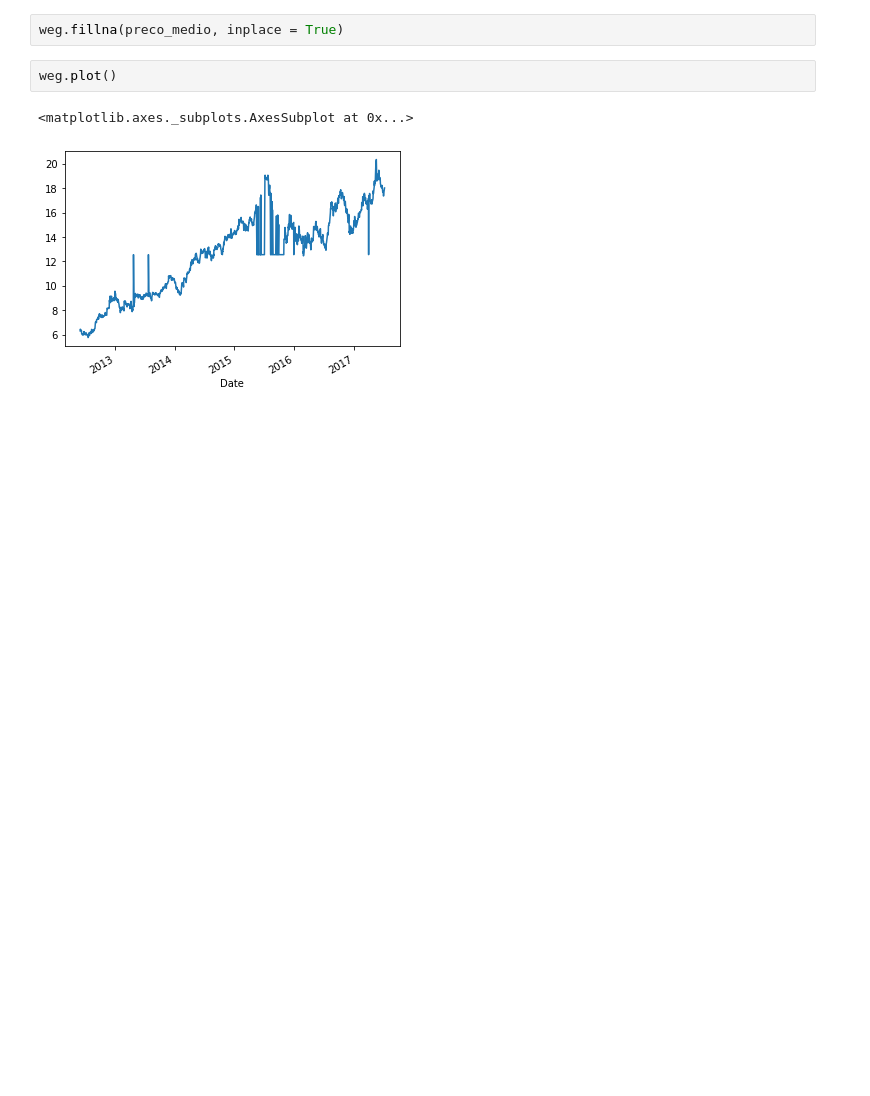
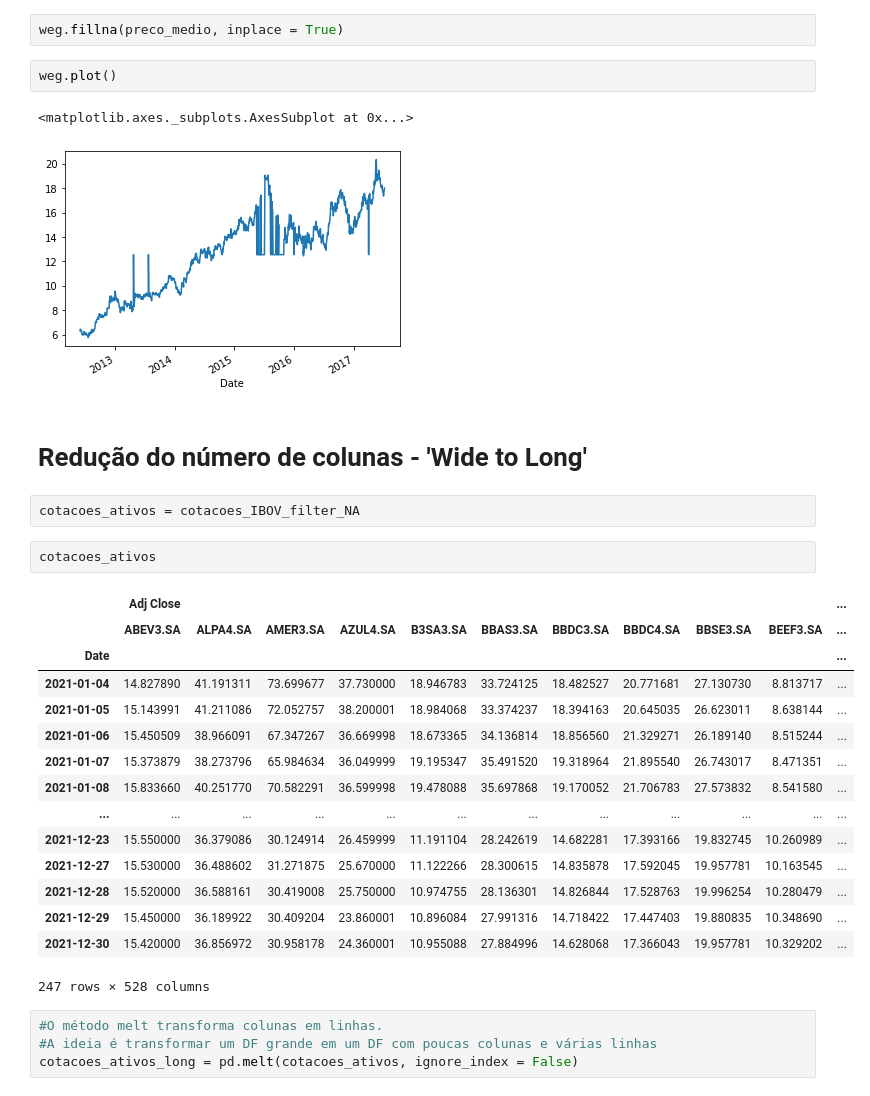
Before and after one commit to andrejuniorba/Python-CienciaDeDados, a Jupyter notebook: Manipulação_de_Dados.ipynb, the cells around one changed output. Drawn from its saved outputs; the diff is of its cells as text; blank space fills up the shorter version.

```diff
--- a/Manipulação_de_Dados.ipynb
+++ b/Manipulação_de_Dados.ipynb
@@ -700,3 +700,29 @@ weg.plot()
 # %% [output]
 <matplotlib.axes._subplots.AxesSubplot at 0x...>
 [figure]
+# %% [markdown]
+# Redução do número de colunas - 'Wide to Long'
+# %%
+cotacoes_ativos = cotacoes_IBOV_filter_NA
+# %%
+cotacoes_ativos
+# %% [output]
+|  | Adj Close |  |  |  |  |  |  |  |  |  | ... |
+|  | ABEV3.SA | ALPA4.SA | AMER3.SA | AZUL4.SA | B3SA3.SA | BBAS3.SA | BBDC3.SA | BBDC4.SA | BBSE3.SA | BEEF3.SA | ... |
+| Date |  |  |  |  |  |  |  |  |  |  | ... |
+| 2021-01-04 | 14.827890 | 41.191311 | 73.699677 | 37.730000 | 18.946783 | 33.724125 | 18.482527 | 20.771681 | 27.130730 | 8.813717 | ... |
+| 2021-01-05 | 15.143991 | 41.211086 | 72.052757 | 38.200001 | 18.984068 | 33.374237 | 18.394163 | 20.645035 | 26.623011 | 8.638144 | ... |
+| 2021-01-06 | 15.450509 | 38.966091 | 67.347267 | 36.669998 | 18.673365 | 34.136814 | 18.856560 | 21.329271 | 26.189140 | 8.515244 | ... |
+| 2021-01-07 | 15.373879 | 38.273796 | 65.984634 | 36.049999 | 19.195347 | 35.491520 | 19.318964 | 21.895540 | 26.743017 | 8.471351 | ... |
+| 2021-01-08 | 15.833660 | 40.251770 | 70.582291 | 36.599998 | 19.478088 | 35.697868 | 19.170052 | 21.706783 | 27.573832 | 8.541580 | ... |
+| ... | ... | ... | ... | ... | ... | ... | ... | ... | ... | ... | ... |
+| 2021-12-23 | 15.550000 | 36.379086 | 30.124914 | 26.459999 | 11.191104 | 28.242619 | 14.682281 | 17.393166 | 19.832745 | 10.260989 | ... |
+| 2021-12-27 | 15.530000 | 36.488602 | 31.271875 | 25.670000 | 11.122266 | 28.300615 | 14.835878 | 17.592045 | 19.957781 | 10.163545 | ... |
+| 2021-12-28 | 15.520000 | 36.588161 | 30.419008 | 25.750000 | 10.974755 | 28.136301 | 14.826844 | 17.528763 | 19.996254 | 10.280479 | ... |
+| 2021-12-29 | 15.450000 | 36.189922 | 30.409204 | 23.860001 | 10.896084 | 27.991316 | 14.718422 | 17.447403 | 19.880835 | 10.348690 | ... |
+| 2021-12-30 | 15.420000 | 36.856972 | 30.958178 | 24.360001 | 10.955088 | 27.884996 | 14.628068 | 17.366043 | 19.957781 | 10.329202 | ... |
+247 rows × 528 columns
+# %%
+#O método melt transforma colunas em linhas.
+#A ideia é transformar um DF grande em um DF com poucas colunas e várias linhas
+cotacoes_ativos_long = pd.melt(cotacoes_ativos, ignore_index = False)
```
Also changed, not shown: parts of 55 cells of this notebook.
